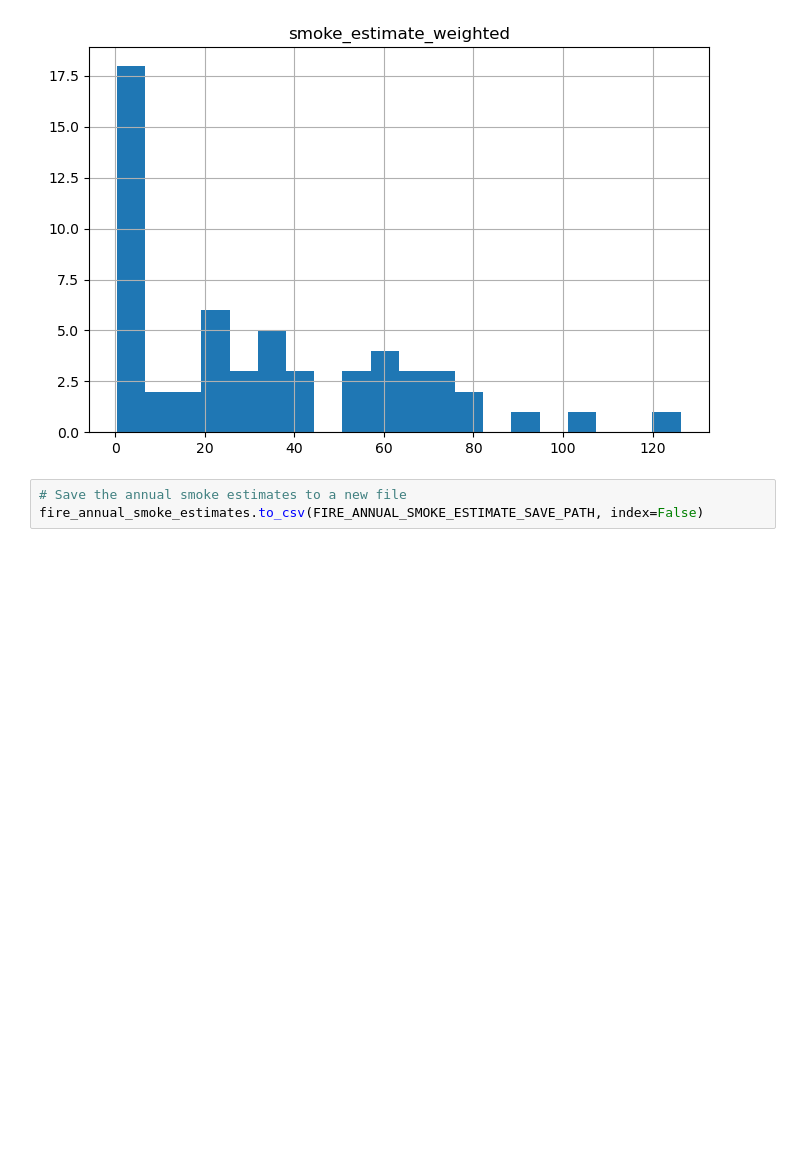
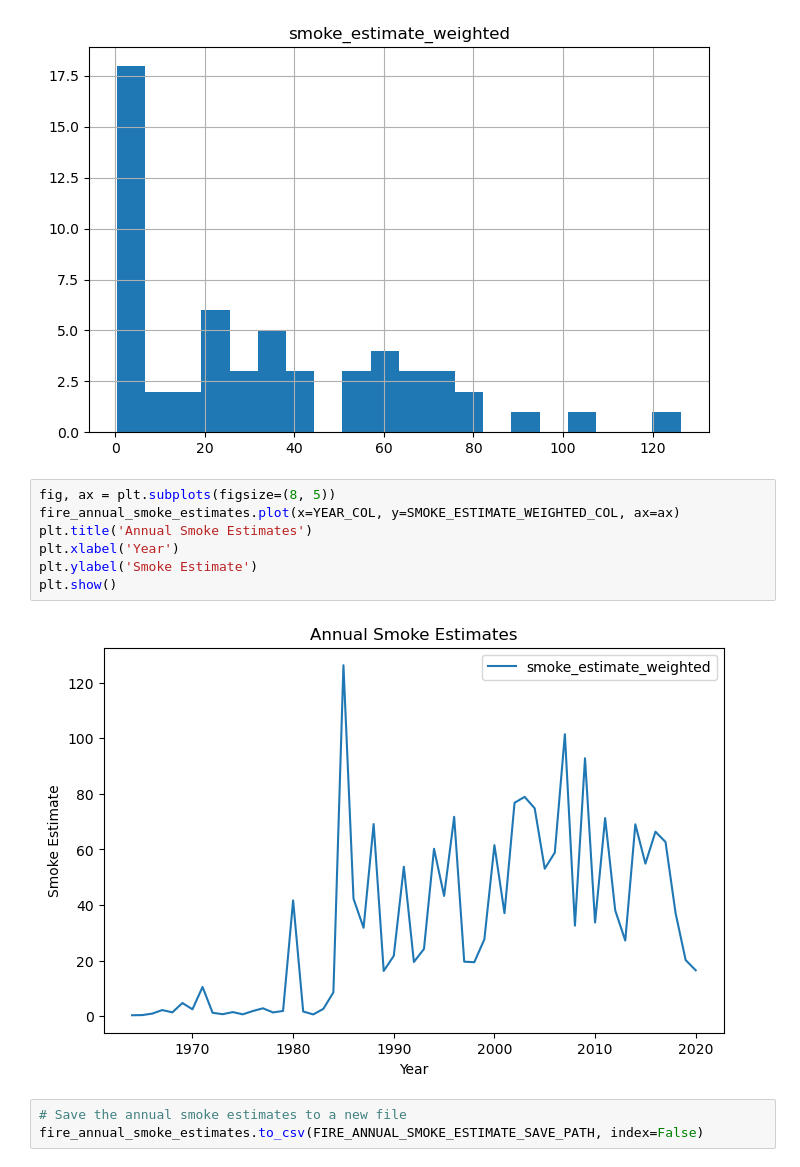
Before and after one commit to himanshunaidu/data512_project, a Jupyter notebook: wildfire_data_acquisition.ipynb, the cells around one changed output. Drawn from its saved outputs; the diff is of its cells as text; blank space fills up the shorter version.

Commit message:
Analyse smoke estimates more

```diff
--- a/wildfire_data_acquisition.ipynb
+++ b/wildfire_data_acquisition.ipynb
@@ -562,6 +547,15 @@ fire_annual_smoke_estimates.hist(column=SMOKE_ESTIMATE_WEIGHTED_COL, bins=20, fi
 array([[<Axes: title={'center': 'smoke_estimate_weighted'}>]],
       dtype=object)
 [figure]
+# %%
+fig, ax = plt.subplots(figsize=(8, 5))
+fire_annual_smoke_estimates.plot(x=YEAR_COL, y=SMOKE_ESTIMATE_WEIGHTED_COL, ax=ax)
+plt.title('Annual Smoke Estimates')
+plt.xlabel('Year')
+plt.ylabel('Smoke Estimate')
+plt.show()
+# %% [output]
+[figure, added]
 # %%
 # Save the annual smoke estimates to a new file
 fire_annual_smoke_estimates.to_csv(FIRE_ANNUAL_SMOKE_ESTIMATE_SAVE_PATH, index=False)
```
Also changed, not shown: parts of 3 cells of this notebook, 2 other files.
